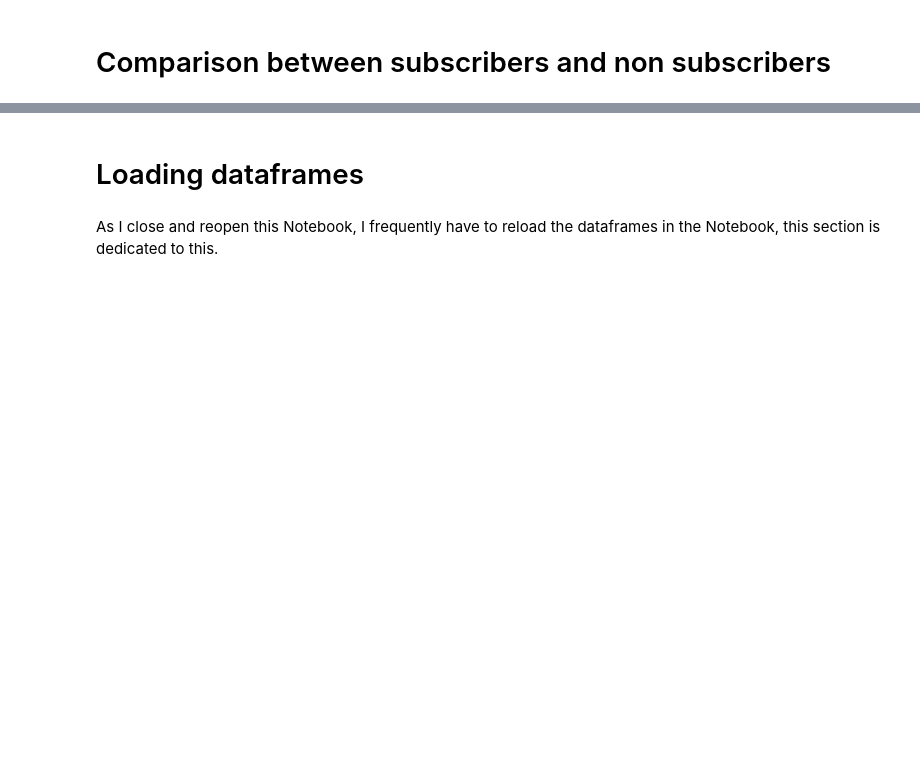
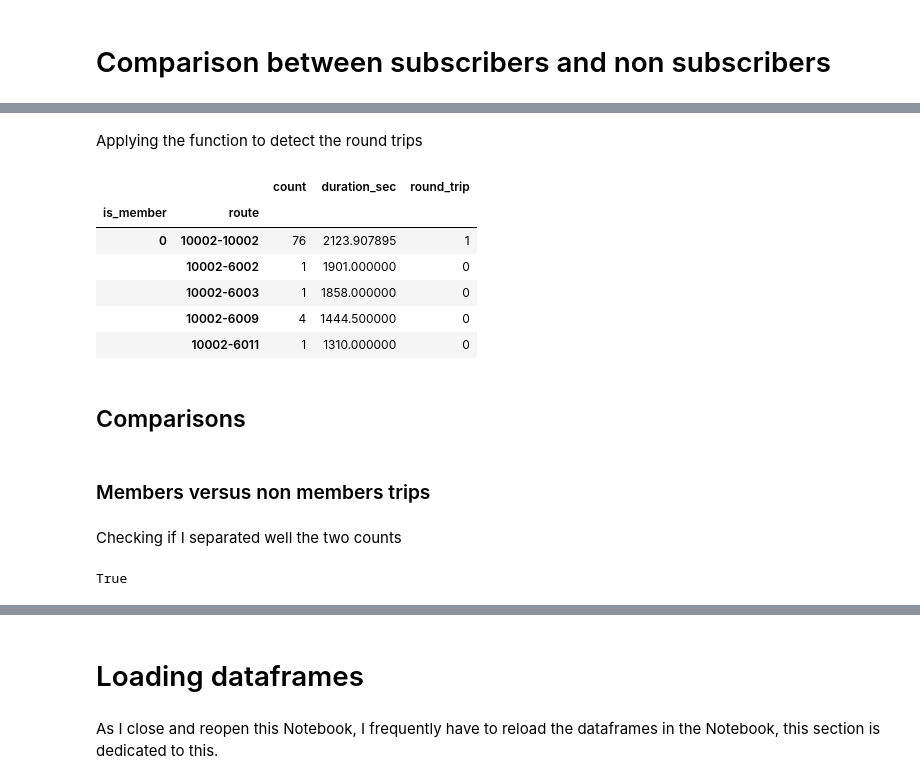
Before and after one commit to srasetti/bixi, a Jupyter notebook: Bixi.ipynb, the cells around one changed output, grey strips where cells are left out. Saved outputs shown, nothing was run; the diff lists cells and outputs as text; code cells hidden in the pictures; blank space fills up the shorter version.

Commit message:
Added a comparison between members and non members section

```diff
--- a/Bixi.ipynb
+++ b/Bixi.ipynb
@@ -458,0 +459,2 @@ display(m_line)
+# %%
+df_grouped = df.groupby(['is_member','route']).agg({'is_member':'count','duration_sec':'mean'})
@@ -458,0 +471,19 @@ display(m_line)
+# %% [markdown]
+Applying the function to detect the round trips
+# %%
+df_grouped['round_trip'] = df_grouped.index.get_level_values(1).map(singleTrip)
+# %%
+df_grouped.columns =['count','duration_sec','round_trip']
+df_grouped.head()
+# %% [output]
+|  |  | count | duration_sec | round_trip |
+| is_member | route |  |  |  |
+| 0 | 10002-10002 | 76 | 2123.907895 | 1 |
+|  | 10002-6002 | 1 | 1901.000000 | 0 |
+|  | 10002-6003 | 1 | 1858.000000 | 0 |
+|  | 10002-6009 | 4 | 1444.500000 | 0 |
+|  | 10002-6011 | 1 | 1310.000000 | 0 |
+# %% [markdown]
+## Comparisons
+# %% [markdown]
+### Members versus non members trips
@@ -458,0 +493,6 @@ display(m_line)
+# %% [markdown]
+Checking if I separated well the two counts
+# %%
+df_grouped.shape[0] == total_routes_non_members+total_routes_members
+# %% [output]
+True
```
Also changed, not shown: parts of 12 cells of this notebook, 1 other file.
